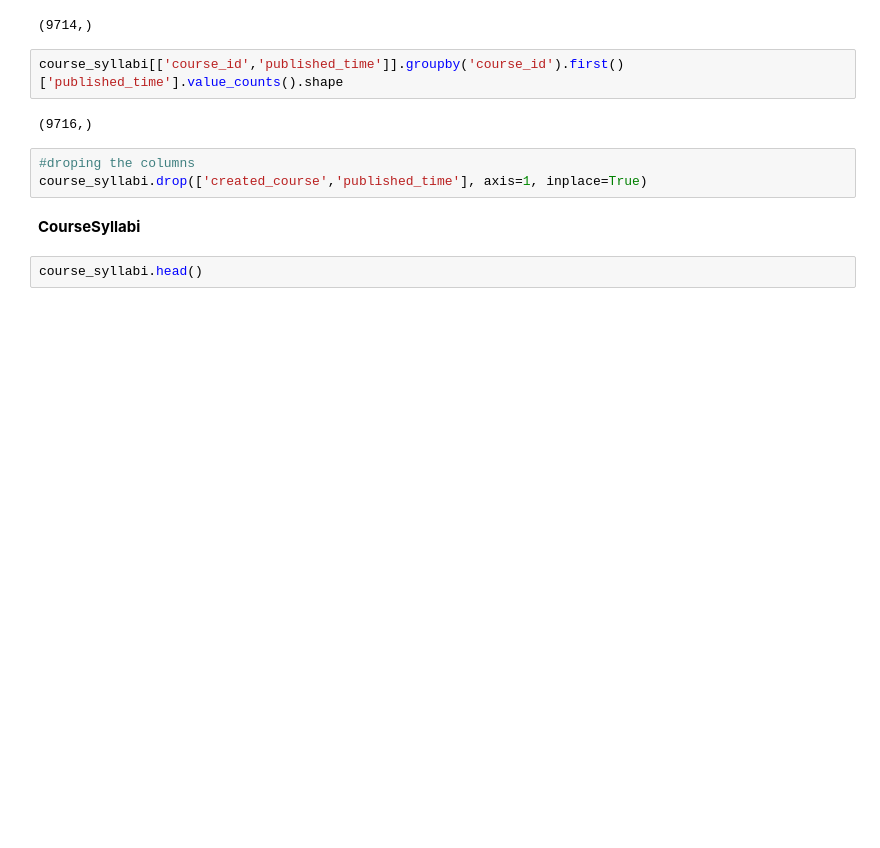
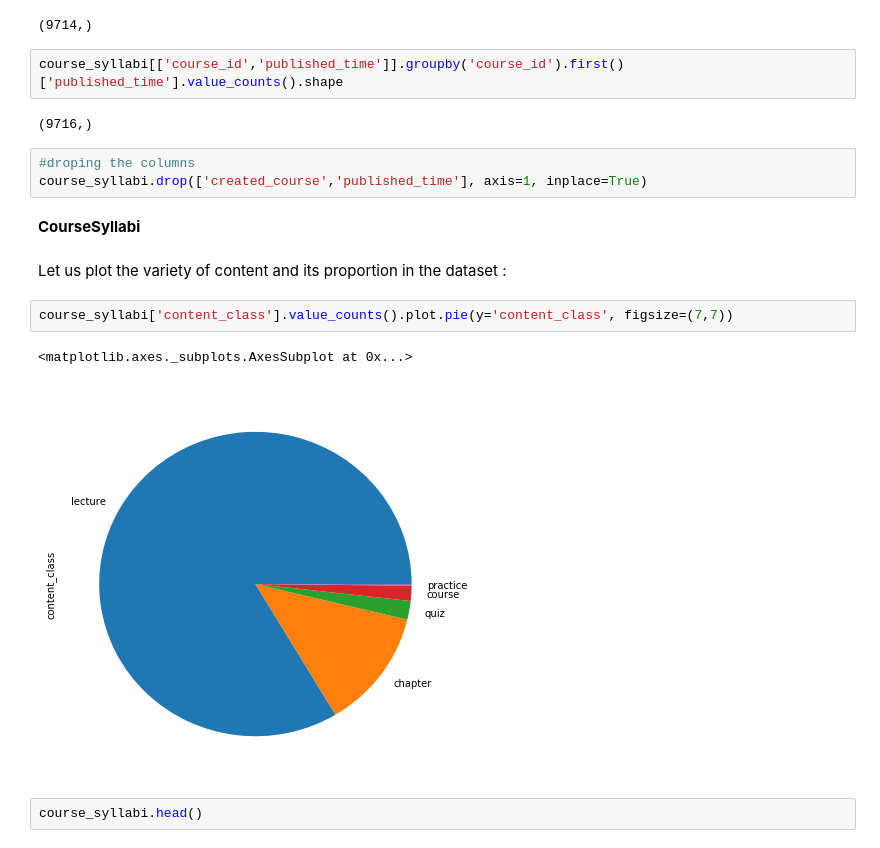
Before and after one commit to OmarBoujdaria/A-free-MOOC-market, a Jupyter notebook: 2. Data Description and Preproccessing.ipynb, the cells around one changed output. Cells and saved outputs as stored; diff of their text form; blank space fills up the shorter version.

```diff
--- a/2. Data Description and Preproccessing.ipynb
+++ b/2. Data Description and Preproccessing.ipynb
@@ -164,6 +164,13 @@ course_syllabi[['course_id','published_time']].groupby('course_id').first()['pub
 course_syllabi.drop(['created_course','published_time'], axis=1, inplace=True)
 # %% [markdown]
 **CourseSyllabi**
+# %% [markdown]
+Let us plot the variety of content and its proportion in the dataset :
+# %%
+course_syllabi['content_class'].value_counts().plot.pie(y='content_class', figsize=(7,7))
+# %% [output]
+<matplotlib.axes._subplots.AxesSubplot at 0x...>
+[figure, added]
 # %%
 course_syllabi.head()
 # %% [output]
```
Also changed, not shown: parts of 1 cell of this notebook, 4 other files.
